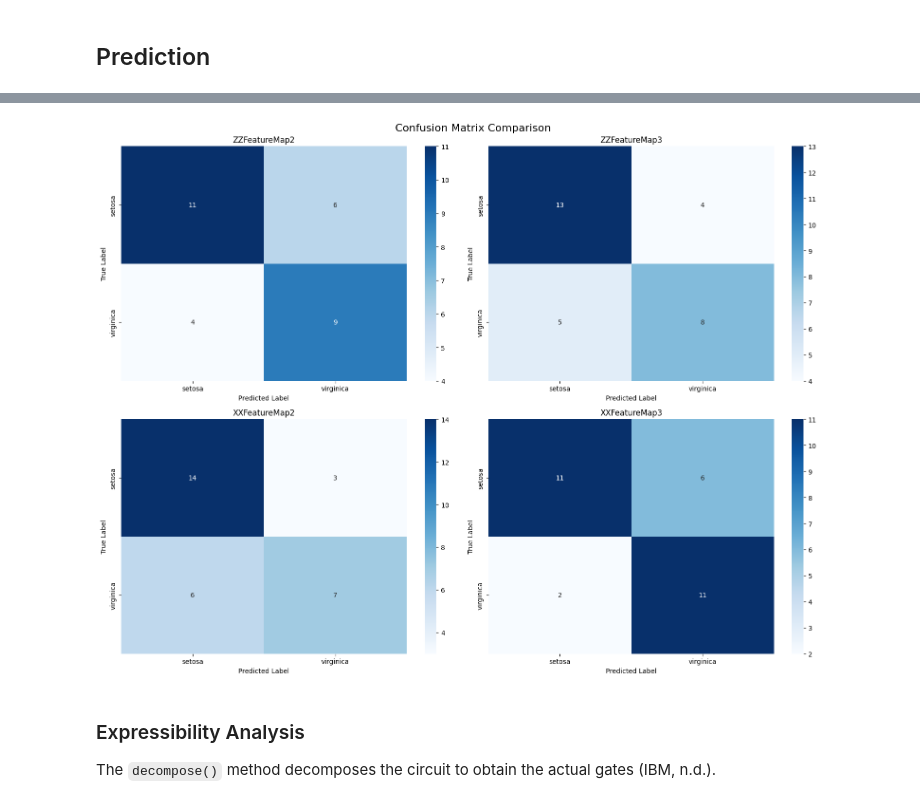
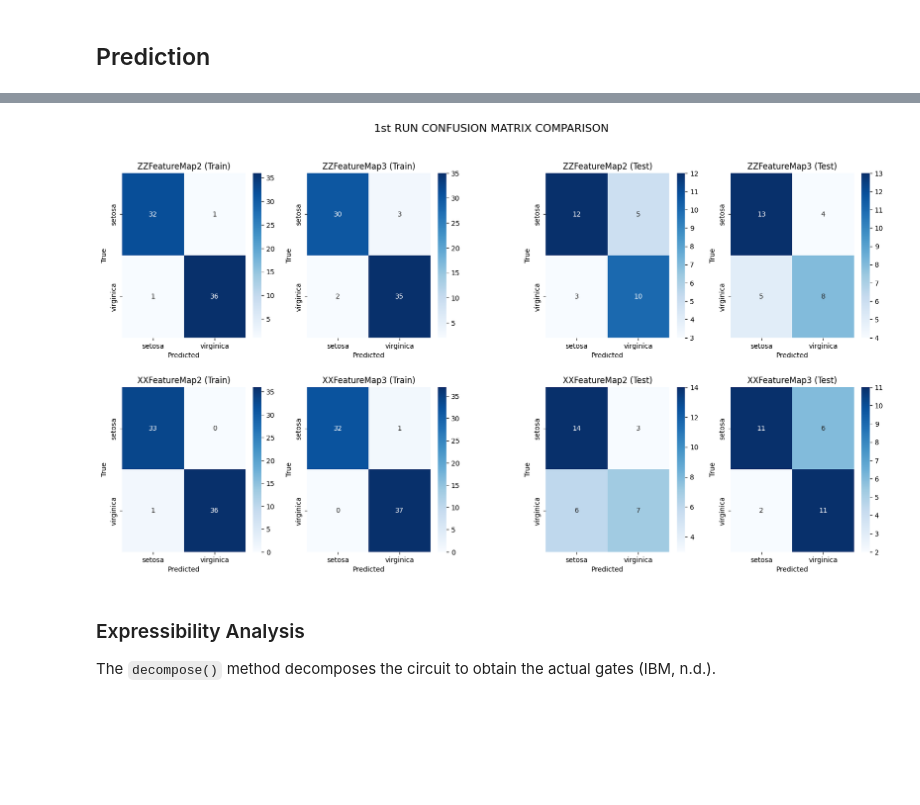
Before and after one commit to lawun330/QOSF-mentorship-screening-tasks, a Jupyter notebook: QSVM.ipynb, the cells around one changed output, grey strips where cells are left out. Saved outputs shown, nothing was run; the diff lists cells and outputs as text; code cells hidden in the pictures; blank space fills up the shorter version.

```diff
--- a/QSVM.ipynb
+++ b/QSVM.ipynb
@@ -599,25 +860,47 @@ plt.show()
-# %%
-# confusion matrices for all QSVMs
-fig, axes = plt.subplots(2, 2, figsize=(16, 12))
-axes = axes.ravel()
-
-for i, (name, y_hat) in enumerate(y_hats.items()):
-    # create
-    cm = confusion_matrix(y_test, y_hat)
-
-    # plot
-    sns.heatmap(cm, annot=True, fmt='d', cmap='Blues',
-                xticklabels=new_target_names, yticklabels=new_target_names,
-                ax=axes[i])
-    axes[i].set_title(f'{name}')
-    axes[i].set_ylabel('True Label')
-    axes[i].set_xlabel('Predicted Label')
-
-fig.suptitle('Confusion Matrix Comparison', fontsize=16)
-plt.tight_layout()
-plt.show()
-# %% [output]
-[figure, removed]
+# %%
+# the first run's classification report for test dataset as an example
+run = 0  # the first run
+
+# create side-by-side comparison
+fig = plt.figure(figsize=(20, 10))
+outer = gridspec.GridSpec(1, 2, wspace=0.25)
+
+# plot 1: training confusion matrices (2x2)
+left = outer[0].subgridspec(2, 2, hspace=0.3, wspace=0.2)
+axes_train = [
+    fig.add_subplot(left[0, 0]), fig.add_subplot(left[0, 1]),
+    fig.add_subplot(left[1, 0]), fig.add_subplot(left[1, 1])
+]
+
+for ax, (name, y_hat) in zip(axes_train, all_y_hats_train[run].items()):
+    cm = confusion_matrix(all_y_train[run], y_hat)
+    sns.heatmap(cm, annot=True, fmt='d', cmap='Blues',
+                xticklabels=new_target_names, yticklabels=new_target_names, ax=ax)
+    ax.set_title(f'{name} (Train)')
+    ax.set_ylabel('True')
+    ax.set_xlabel('Predicted')
+
+#############################################################################
+
+# plot 2: test confusion matrices (2x2)
+right = outer[1].subgridspec(2, 2, hspace=0.3, wspace=0.2)
+axes_test = [
+    fig.add_subplot(right[0, 0]), fig.add_subplot(right[0, 1]),
+    fig.add_subplot(right[1, 0]), fig.add_subplot(right[1, 1])
+]
+
+for ax, (name, y_hat) in zip(axes_test, all_y_hats_test[run].items()):
+    cm = confusion_matrix(all_y_test[run], y_hat)
+    sns.heatmap(cm, annot=True, fmt='d', cmap='Blues',
+                xticklabels=new_target_names, yticklabels=new_target_names, ax=ax)
+    ax.set_title(f'{name} (Test)')
+    ax.set_ylabel('True')
+    ax.set_xlabel('Predicted')
+
+fig.suptitle('1st RUN CONFUSION MATRIX COMPARISON', fontsize=16, y=0.98)
+plt.show()
+# %% [output]
+[figure, added]
 # %% [markdown]
 ### Expressibility Analysis
 
```
Also changed, not shown: parts of 26 cells of this notebook.
